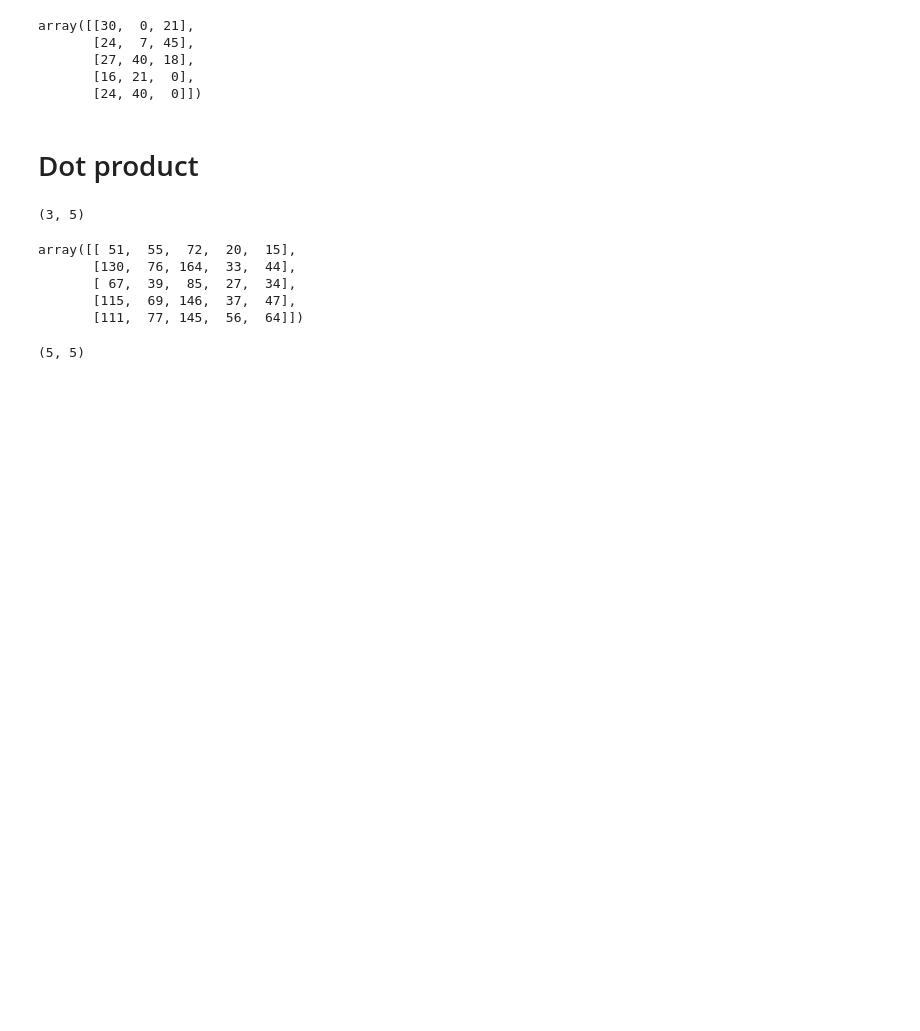
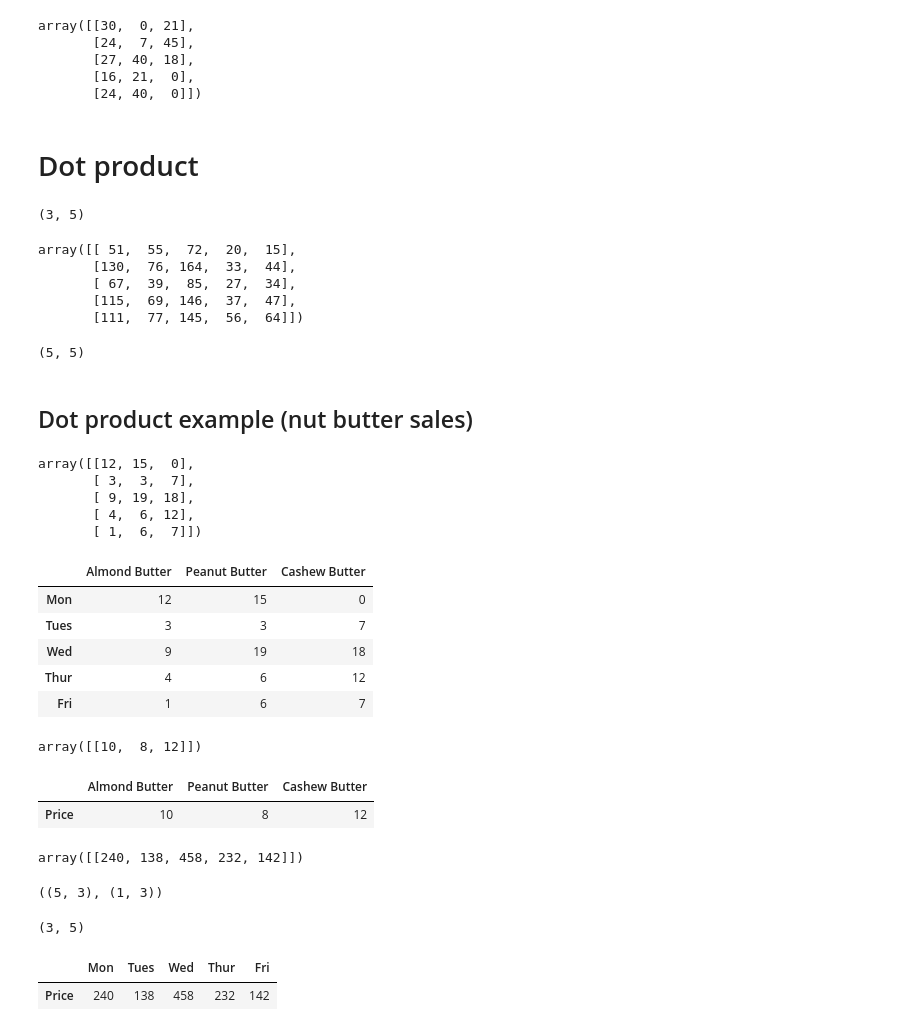
Before and after one commit to akshatz/dataScienceTutorial, a Jupyter notebook: introductionToNumpy.ipynb, the cells around one changed output. Cells and saved outputs as stored; diff of their text form; code cells hidden in the pictures; blank space fills up the shorter version.

```diff
--- a/introductionToNumpy.ipynb
+++ b/introductionToNumpy.ipynb
@@ -516,3 +516,58 @@ array([[ 51,  55,  72,  20,  15],
 mat3.shape
 # %% [output]
 (5, 5)
+# %% [markdown]
+## Dot product example (nut butter sales)
+# %%
+np.random.seed(0)
+salesAmount = np.random.randint(20, size=(5, 3))
+salesAmount
+# %% [output]
+array([[12, 15,  0],
+       [ 3,  3,  7],
+       [ 9, 19, 18],
+       [ 4,  6, 12],
+       [ 1,  6,  7]])
+# %%
+# Crete Dataframe
+import pandas as pd
+weeklySales = pd.DataFrame(salesAmount,
+                            index=['Mon','Tues', 'Wed', 'Thur', 'Fri'],
+                            columns=['Almond Butter', 'Peanut Butter', 'Cashew Butter'])
+weeklySales
+# %% [output]
+|  | Almond Butter | Peanut Butter | Cashew Butter |
+| Mon | 12 | 15 | 0 |
+| Tues | 3 | 3 | 7 |
+| Wed | 9 | 19 | 18 |
+| Thur | 4 | 6 | 12 |
+| Fri | 1 | 6 | 7 |
+# %%
+# Create price Array
+prices = np.array([10, 8, 12])
+prices= prices.reshape(1, 3)
+prices
+# %% [output]
+array([[10,  8, 12]])
+# %%
+butterPrices = pd.DataFrame(prices.reshape(1, 3),
+                            index=['Price'],
+                            columns=['Almond Butter', 'Peanut Butter', 'Cashew Butter'])
+butterPrices
+# %% [output]
+|  | Almond Butter | Peanut Butter | Cashew Butter |
+| Price | 10 | 8 | 12 |
+# %%
+totalSales = prices.dot(salesAmount.T)
+totalSales
+# %% [output]
+array([[240, 138, 458, 232, 142]])
+# %%
+# Create daily sales
+weeklySales.shape, butterPrices.shape
+# %% [output]
+((5, 3), (1, 3))
+# %%
+weeklySales.T.shape
+# %% [output]
+(3, 5)
@@ -518,0 +576,5 @@ mat3.shape
+# %%
+dailySales
+# %% [output]
+|  | Mon | Tues | Wed | Thur | Fri |
+| Price | 240 | 138 | 458 | 232 | 142 |
```
Also changed, not shown: parts of 4 cells of this notebook.
